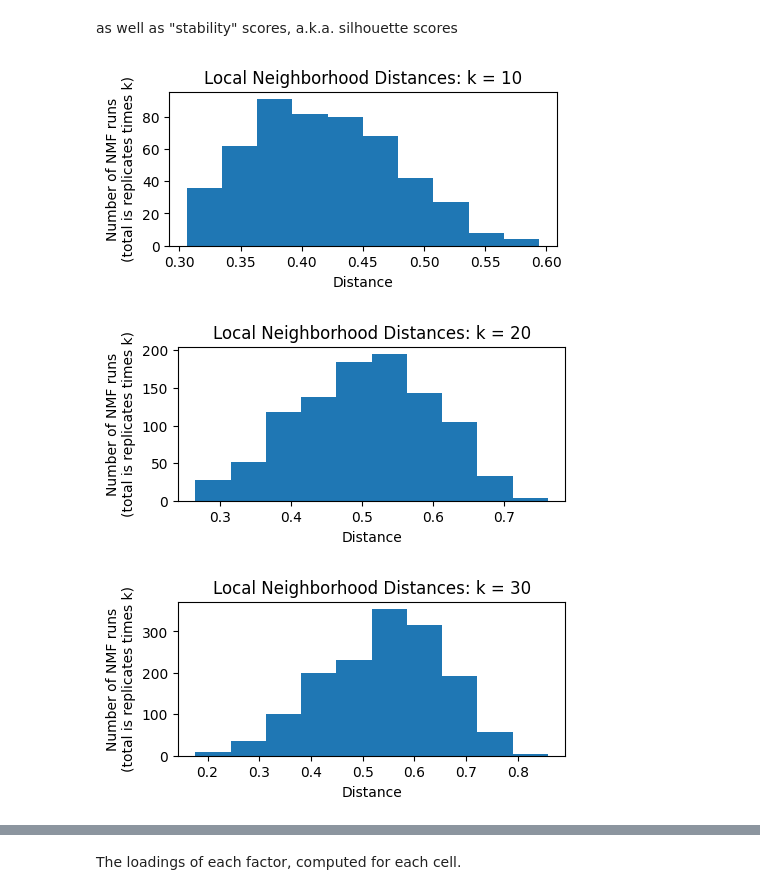
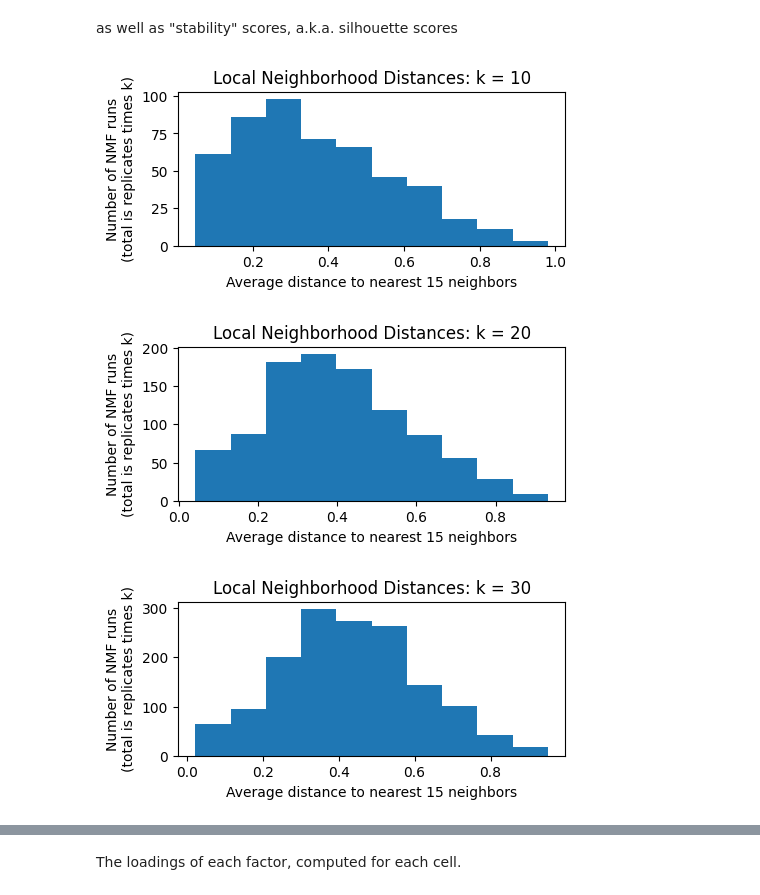
Before and after one commit to cellarium-ai/cellarium-ml, a Jupyter notebook: notebooks/cnmf_all_in_one.ipynb, the cells around one changed output, grey strips where cells are left out. Saved outputs shown, nothing was run; the diff lists cells and outputs as text; code cells hidden in the pictures.

```diff
--- a/notebooks/cnmf_all_in_one.ipynb
+++ b/notebooks/cnmf_all_in_one.ipynb
@@ -292,0 +296,7 @@ torch.Size([50, 30, 2000])
+# %%
+from cellarium.ml.models.nmf import NMFOutput
+
+nmf_output = NMFOutput(
+    nmf_module=nmf_module,
+    datamodule=datamodule,
+)
@@ -299,6 +325,6 @@ from cellarium.ml.models.nmf import calculate_rec_error, compute_consensus_facto
-# %%
-plot_density_histograms(nmf_model, local_neighborhood_size=0.1)
-# %% [output]
-[figure, removed]
-[figure, removed]
-[figure, removed]
+# %%
+nmf_output.plot_density_histograms(local_neighborhood_size=0.3)
+# %% [output]
+[figure, added]
+[figure, added]
+[figure, added]
```
Also changed, not shown: parts of 44 cells of this notebook, 2 other files.
